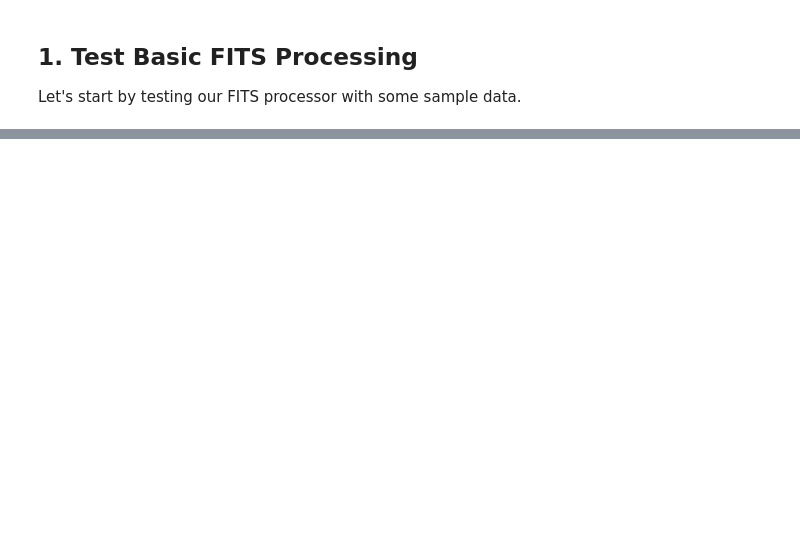
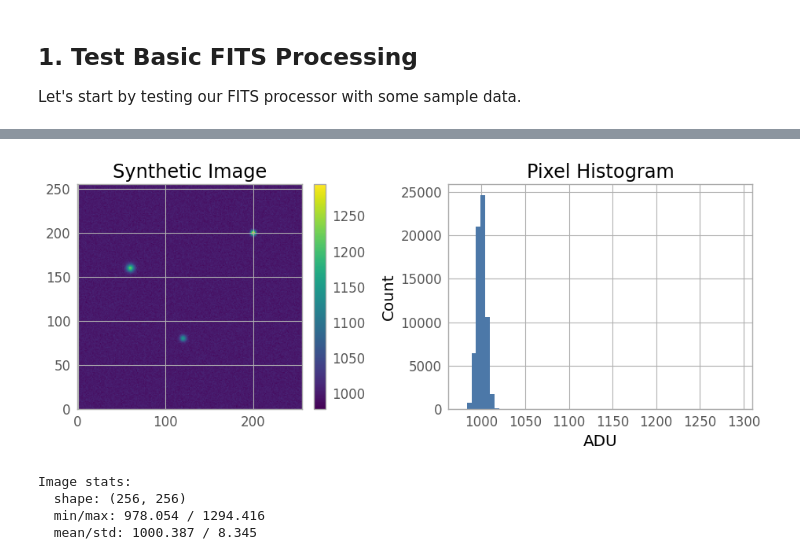
Before and after one commit to Lawrence908/AstrID, a Jupyter notebook: notebooks/data_ingestion_exploration.ipynb, the cells around one changed output, grey strips where cells are left out. Drawn from its saved outputs; the diff is of its cells as text; code cells hidden in the pictures; blank space fills up the shorter version.

```diff
--- a/notebooks/data_ingestion_exploration.ipynb
+++ b/notebooks/data_ingestion_exploration.ipynb
@@ -70,0 +151,31 @@ print(f"Created circular mask shape: {mask.shape}, True pixels: {np.sum(mask)}")
+# %%
+# Visualize the synthetic FITS image and basic stats
+import matplotlib.pyplot as plt
+from astropy.io import fits
+import numpy as np
+
+# Use high-level helpers to avoid direct HDUList handling
+data = np.asarray(fits.getdata(synth_path), dtype=float)
+header = fits.getheader(synth_path)
+
+fig, axes = plt.subplots(1, 2, figsize=(10, 4))
+im = axes[0].imshow(data, origin="lower", cmap="viridis")
+axes[0].set_title("Synthetic Image")
+plt.colorbar(im, ax=axes[0], fraction=0.046, pad=0.04)
+axes[1].hist(data.ravel(), bins=60, color="#4c78a8")
+axes[1].set_title("Pixel Histogram")
+axes[1].set_xlabel("ADU")
+axes[1].set_ylabel("Count")
+plt.tight_layout()
+plt.show()
+
+print("Image stats:")
+print(f"  shape: {data.shape}")
+print(f"  min/max: {np.min(data):.3f} / {np.max(data):.3f}")
+print(f"  mean/std: {np.mean(data):.3f} / {np.std(data):.3f}")
+# %% [output]
+[figure, added]
+Image stats:
+  shape: (256, 256)
+  min/max: 978.054 / 1294.416
+  mean/std: 1000.387 / 8.345
```
Also changed, not shown: parts of 7 cells of this notebook, 12 other files.
